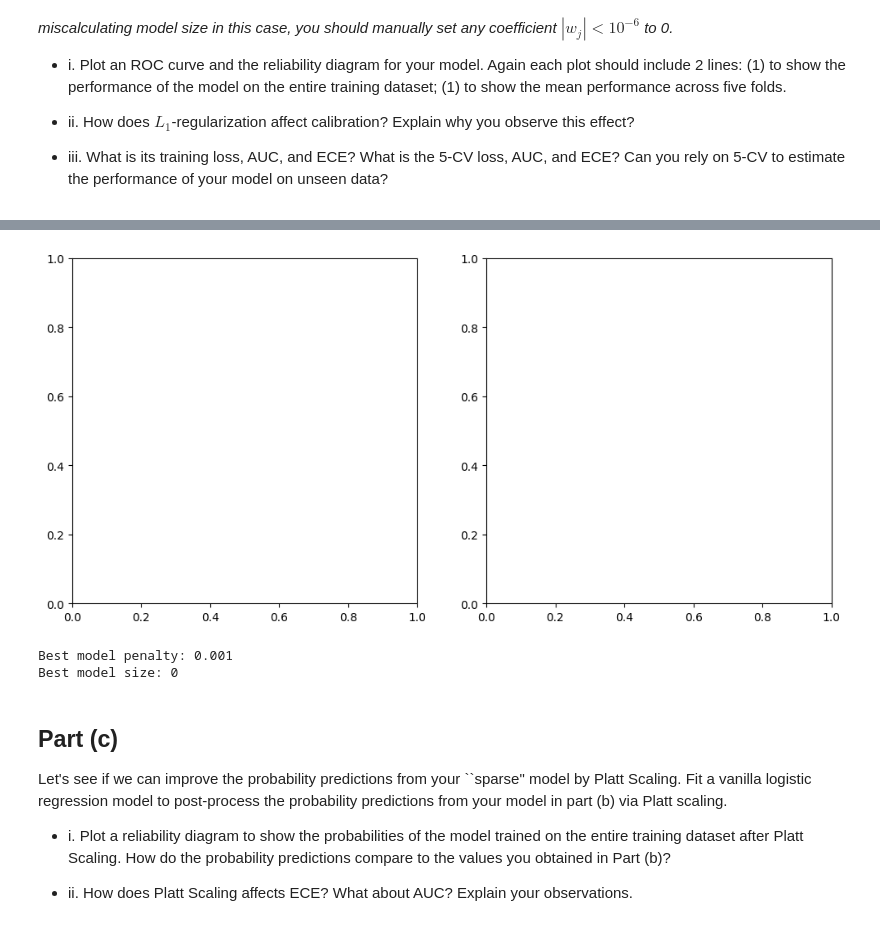
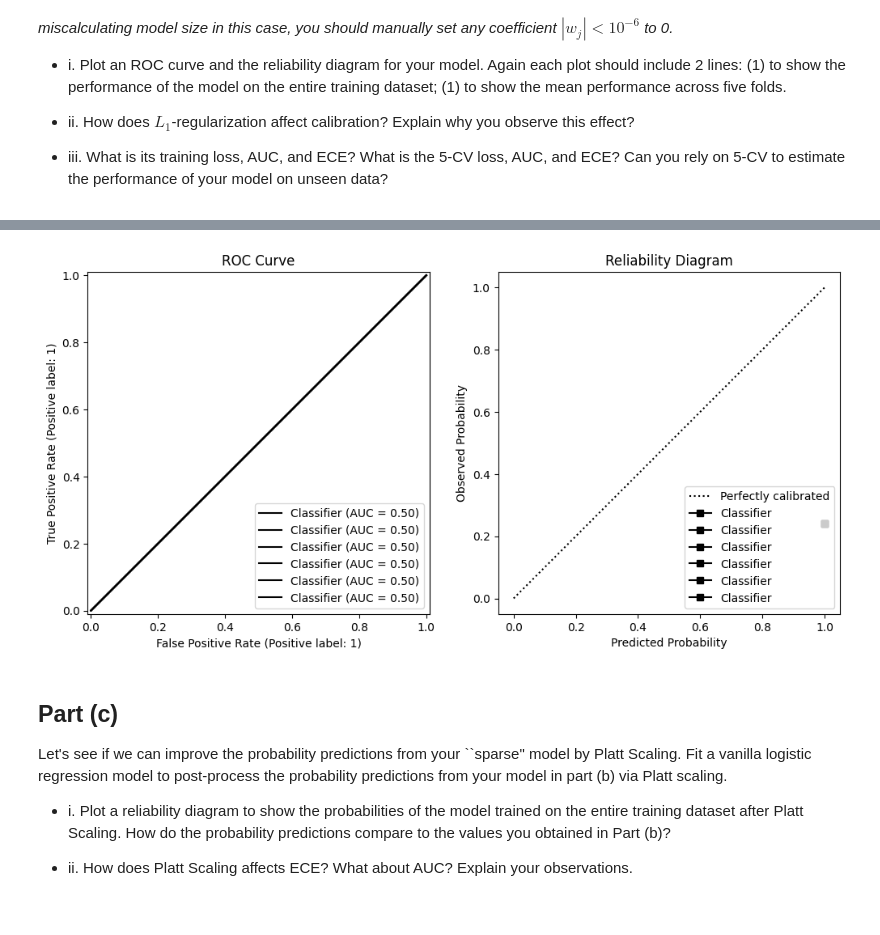
Before and after one commit to Mingrui-Zhuang/Probabilistic_Modeling, a Jupyter notebook: PS3_Q5.ipynb, the cells around one changed output, grey strips where cells are left out. Drawn from its saved outputs; the diff is of its cells as text; code cells hidden in the pictures.

```diff
--- a/PS3_Q5.ipynb
+++ b/PS3_Q5.ipynb
@@ -43,18 +43,11 @@ class L1LogisticRegression(object):
         self.y = y
         self.w = cp.Variable(self.d)
         self.t = cp.Variable(1)
+
         # YOUR CODE HERE
-        logistic_loss = cp.sum(
-            cp.logistic(-cp.multiply(y, X @ self.w + self.t))
-        ) / self.n
-
-        # Define the L1 penalty
+        logistic_loss = cp.sum(cp.logistic(-cp.multiply(y, X @ self.w + self.t))) / self.n
         l1_penalty = self.C * cp.norm1(self.w)
-
-        # Define the objective function
         objective = cp.Minimize(logistic_loss + l1_penalty)
-
-        # Define the optimization problem
         self.problem = cp.Problem(objective)
 
         self.problem.solve()
@@ -328,27 +320,20 @@ Fit a $L_1$-penalized logistic regression model by adapting your implementation
 
 - iii. What is its training loss, AUC, and ECE? What is the 5-CV loss, AUC, and ECE? Can you rely on 5-CV to estimate the performance of your model on unseen data?
 # %%
-##### Fit Classifiers for L1 Logistic Regression #####
-best_model = None
-best_model_size = float('inf')
-best_penalty = None
+# Modify the plotting section to preserve results for each penalty
+fig, ax = plt.subplots(1, 2, figsize=(12, 6))
+ax[0].set_aspect('equal', adjustable='box')  # ROC curve
+ax[1].set_aspect('equal', adjustable='box')  # Reliability diagram
 
-for penalty in [0.001, 0.002, 0.005, 0.01, 0.02, 0.05]:
-
-    # train full model
-    clf = L1LogisticRegression(C = penalty)
+for lambda_ in [0.001, 0.002, 0.005, 0.01, 0.02, 0.05]:
+    penalty = 1 / lambda_
+    clf = L1LogisticRegression(C=penalty)
     clf.fit(X, y)
 
     # Set small coefficients to zero
     coefs = clf.coefs
     coefs[np.abs(coefs) < 1e-6] = 0
     model_size = np.sum(coefs != 0)
-
-    # Check if the model size is at most 5
-    if model_size <= 5 and model_size < best_model_size:
-        best_model = clf
-        best_model_size = model_size
-        best_penalty = penalty
 
     # Predictions on the entire dataset
     y_proba = clf.predict_proba(X)
@@ -365,15 +350,13 @@ for penalty in [0.001, 0.002, 0.005, 0.01, 0.02, 0.05]:
     # Perform 5-fold cross-validation
     cv_losses, cv_aucs, cv_eces = [], [], []
 
-    # train fold models
     for k in range(1, max(folds) + 1):
-
-        clf = L1LogisticRegression(C = penalty)
+        clf = L1LogisticRegression(C=penalty)
         test_idx = np.isin(folds, k)
         train_idx = ~test_idx
         clf.fit(X[train_idx], y[train_idx])
 
-  # Predictions on the test fold
+        # Predictions on the test fold
         y_proba_fold = clf.predict_proba(X[test_idx])
         y_fold = y[test_idx]
 
@@ -381,10 +364,6 @@ for penalty in [0.001, 0.002, 0.005, 0.01, 0.02, 0.05]:
         cv_losses.append(compute_log_loss(y_fold, y_proba_fold))
         cv_aucs.append(compute_auc(y_fold, y_proba_fold))
         cv_eces.append(compute_ece(y_fold, y_proba_fold))
-
-        # Plot ROC curve and reliability diagram for the fold
-        plot_roc_curve(y_fold, y_proba_fold, ax[0], type='fold')
-        plot_reliability_diagram(y_fold, y_proba_fold, ax[1], type='fold')
 
     # Compute mean CV metrics
     mean_cv_loss = np.mean(cv_losses)
@@ -397,13 +376,10 @@ for penalty in [0.001, 0.002, 0.005, 0.01, 0.02, 0.05]:
     print(f"Mean 5-CV Loss: {mean_cv_loss:.4f}, AUC: {mean_cv_auc:.4f}, ECE: {mean_cv_ece:.4f}")
     print("-" * 50)
 
-#plot for your chosen model
-fig, ax = plt.subplots(1, 2, figsize = (12, 12))
-ax[0].set_aspect('equal', adjustable='box') # roc curve
-ax[1].set_aspect('equal', adjustable='box') # reliability diagram
+# Finalize plots
+ax[0].set_title("ROC Curve")
+ax[1].set_title("Reliability Diagram")
+ax[1].set_xlabel("Predicted Probability")
+ax[1].set_ylabel("Observed Probability")
 plt.show()
-
-# Print the best model details
-print(f"Best model penalty: {best_penalty}")
-print(f"Best model size: {best_model_size}")
 # %% [output]
@@ -426,7 +402,5 @@ Mean 5-CV Loss: 15.0513, AUC: 0.4991, ECE: 0.7592
 --------------------------------------------------
-[figure, old version]
+[figure, new version]
-Best model penalty: 0.001
-Best model size: 0
 # %% [markdown]
 ## Part (c)
 Let's see if we can improve the probability predictions from your ``sparse" model by Platt Scaling. Fit a vanilla logistic regression model to post-process the probability predictions from your model in part (b) via Platt scaling.
```
Also changed, not shown: parts of 2 cells of this notebook, 1 other file.
